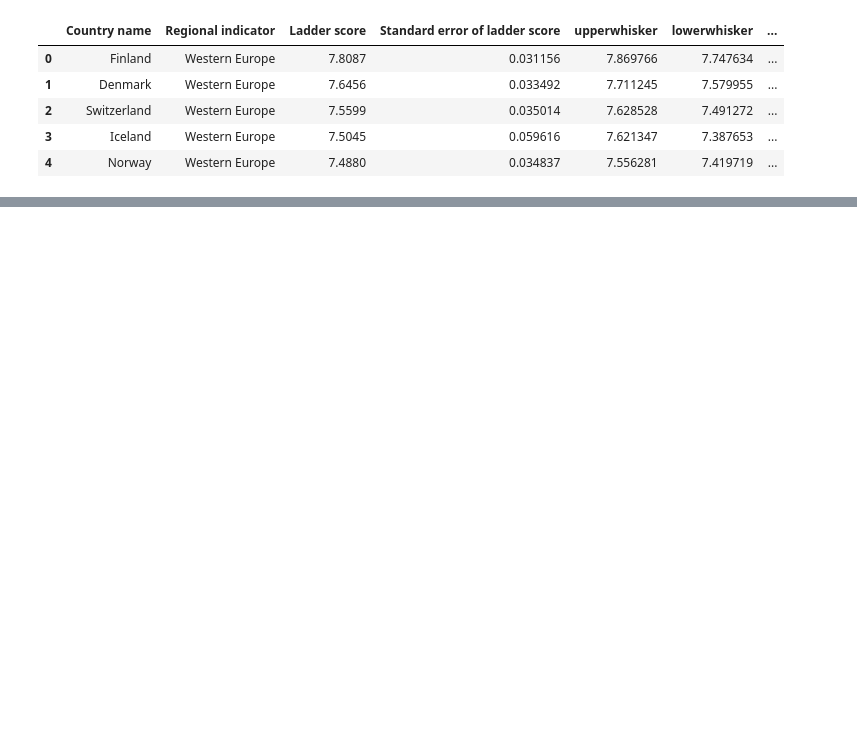
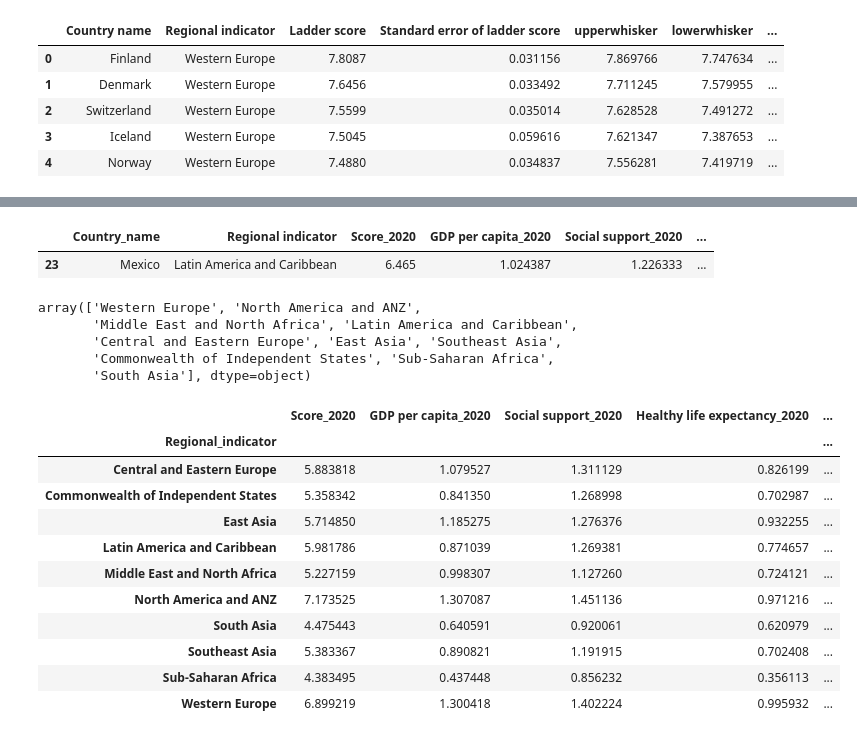
Before and after one commit to paoestefan/Proyect-Gamma, a Jupyter notebook: Happy code.ipynb, the cells around one changed output, grey strips where cells are left out. Saved outputs shown, nothing was run; the diff lists cells and outputs as text; code cells hidden in the pictures; blank space fills up the shorter version.

```diff
--- a/Happy code.ipynb
+++ b/Happy code.ipynb
@@ -22,0 +43,2 @@ data1.head()
+# %%
+data1=data1.rename(columns={"Country or region":"Country_name"})
@@ -31,0 +83,3 @@ data2.head()
+# %%
+data2=data2.drop(columns={"Standard error of ladder score","upperwhisker","lowerwhisker","Logged GDP per capita","Social support","Generosity","Perceptions of corruption","Ladder score in Dystopia","Dystopia + residual","Healthy life expectancy","Freedom to make life choices"})
+data2.head()
@@ -31,0 +93,3 @@ data2.head()
+# %%
+data2=data2.rename(columns={"Regional indicator":"Regional_indicator","Country name":"Country_name","Ladder score":"Score","Explained by: Log GDP per capita":"GDP per capita","Explained by: Social support":"Social support","Explained by: Healthy life expectancy":"Healthy life expectancy","Explained by: Freedom to make life choices":"Freedom to make life choices","Explained by: Generosity":"Generosity","Explained by: Perceptions of corruption":"Perceptions of corruption"})
+data2.head()
@@ -32,4 +103,4 @@ data2.head()
 # %%
 # Combine the data into a single dataset
-merge_df = pd.merge(2020_data,2019_data, on="Mouse ID", how= "left")
-merge_df
+merge_df = pd.merge(data2,data1, on="Country_name", how= "left",suffixes=('_2020', '_2019'))
+merge_df.head()
@@ -35,0 +194,30 @@ merge_df
+# %%
+Mex_df=merge_df.query('Country_name == "Mexico"')
+Mex_df
+# %% [output]
+|  | Country_name | Regional indicator | Score_2020 | GDP per capita_2020 | Social support_2020 | ... |
+| 23 | Mexico | Latin America and Caribbean | 6.465 | 1.024387 | 1.226333 | ... |
+# %%
+merge_df["Regional_indicator"].unique()
+# %% [output]
+array(['Western Europe', 'North America and ANZ',
+       'Middle East and North Africa', 'Latin America and Caribbean',
+       'Central and Eastern Europe', 'East Asia', 'Southeast Asia',
+       'Commonwealth of Independent States', 'Sub-Saharan Africa',
+       'South Asia'], dtype=object)
+# %%
+Regional_df=merge_df.groupby(by=["Regional_indicator"]).mean()
+Regional_df
+# %% [output]
+|  | Score_2020 | GDP per capita_2020 | Social support_2020 | Healthy life expectancy_2020 | ... |
+| Regional_indicator |  |  |  |  | ... |
+| Central and Eastern Europe | 5.883818 | 1.079527 | 1.311129 | 0.826199 | ... |
+| Commonwealth of Independent States | 5.358342 | 0.841350 | 1.268998 | 0.702987 | ... |
+| East Asia | 5.714850 | 1.185275 | 1.276376 | 0.932255 | ... |
+| Latin America and Caribbean | 5.981786 | 0.871039 | 1.269381 | 0.774657 | ... |
+| Middle East and North Africa | 5.227159 | 0.998307 | 1.127260 | 0.724121 | ... |
+| North America and ANZ | 7.173525 | 1.307087 | 1.451136 | 0.971216 | ... |
+| South Asia | 4.475443 | 0.640591 | 0.920061 | 0.620979 | ... |
+| Southeast Asia | 5.383367 | 0.890821 | 1.191915 | 0.702408 | ... |
+| Sub-Saharan Africa | 4.383495 | 0.437448 | 0.856232 | 0.356113 | ... |
+| Western Europe | 6.899219 | 1.300418 | 1.402224 | 0.995932 | ... |
```
Also changed, not shown: parts of 15 cells of this notebook.
